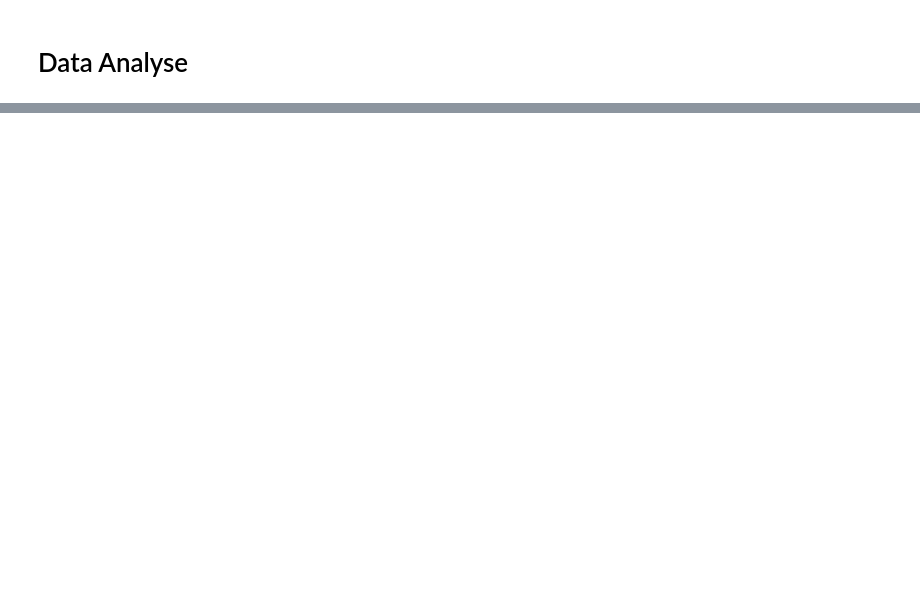
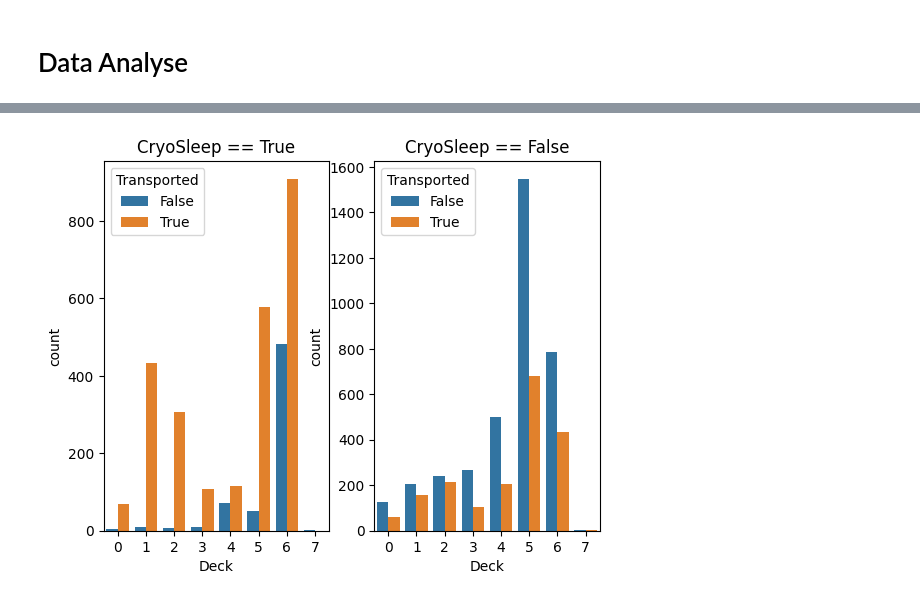
Before and after one commit to KosAqH/Space-titanic-EDA, a Jupyter notebook: analyse.ipynb, the cells around one changed output, grey strips where cells are left out. Cells and saved outputs as stored; diff of their text form; code cells hidden in the pictures; blank space fills up the shorter version.

```diff
--- a/analyse.ipynb
+++ b/analyse.ipynb
@@ -23,0 +90,10 @@ df.head()
+# %%
+fig, ax = plt.subplots(1, 2)
+
+sns.countplot(x="Deck", hue="Transported", data=df[df["CryoSleep"] == True], legend=True, ax=ax[0]).set(title='CryoSleep == True')
+sns.move_legend(ax[0], "upper left")
+
+sns.countplot(x="Deck", hue="Transported", data=df[df["CryoSleep"] == False], legend=True, ax=ax[1]).set(title='CryoSleep == False')
+sns.move_legend(ax[1], "upper left")
+# %% [output]
+[figure, added]
```
Also changed, not shown: parts of 86 cells of this notebook, 7 other files.
